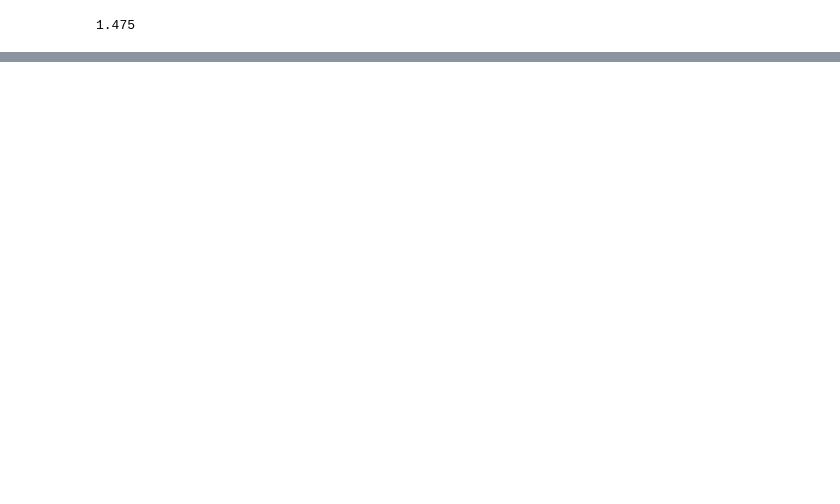
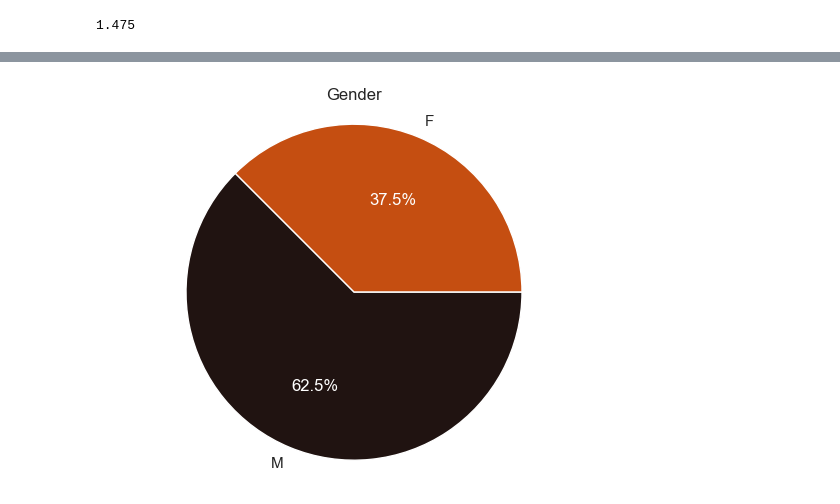
Before and after one commit to Erica-Exotica/DA8-capstone, a Jupyter notebook: notebook/CapstoneV2.ipynb, the cells around one changed output, grey strips where cells are left out. Drawn from its saved outputs; the diff is of its cells as text; code cells hidden in the pictures; blank space fills up the shorter version.

```diff
--- a/notebook/CapstoneV2.ipynb
+++ b/notebook/CapstoneV2.ipynb
@@ -3496,0 +3510,11 @@ avg_ss_InICW
+# %%
+gender = sole_survivors.groupby('Sex')['Contestant'].count()
+_, _, autotexts = plt.pie(gender, labels=gender.index, autopct='%1.1f%%', colors=colors2)
+plt.axis('equal')
+plt.title('Gender')
+
+# Set properties for the text elements
+plt.setp(autotexts, size=12, color='white')
+plt.show()
+# %% [output]
+[figure, added]
```
Also changed, not shown: parts of 28 cells of this notebook.
